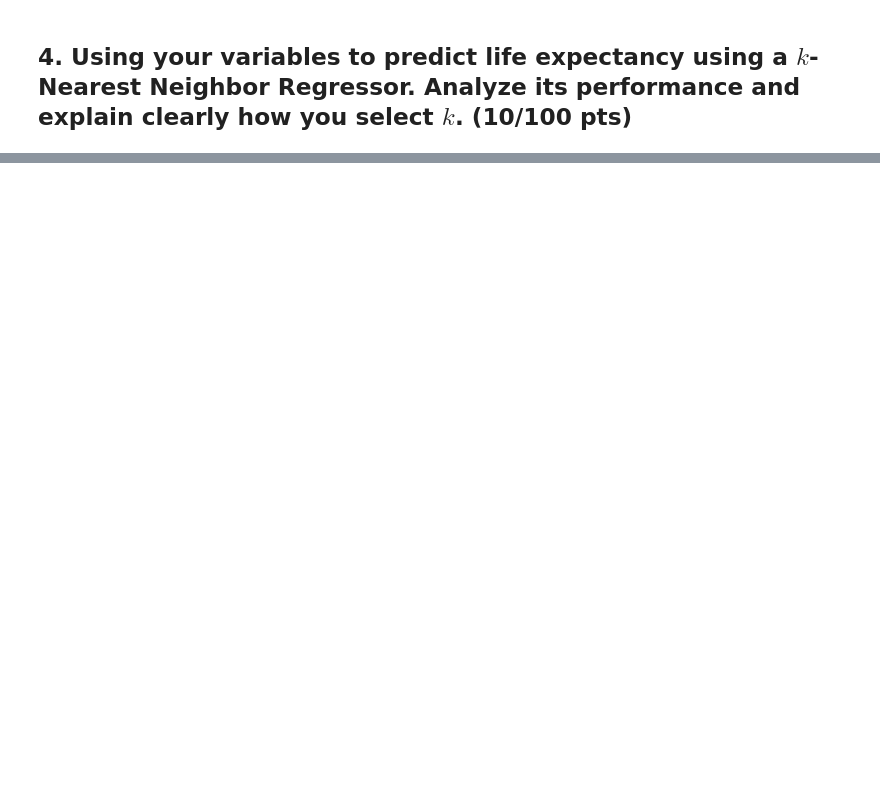
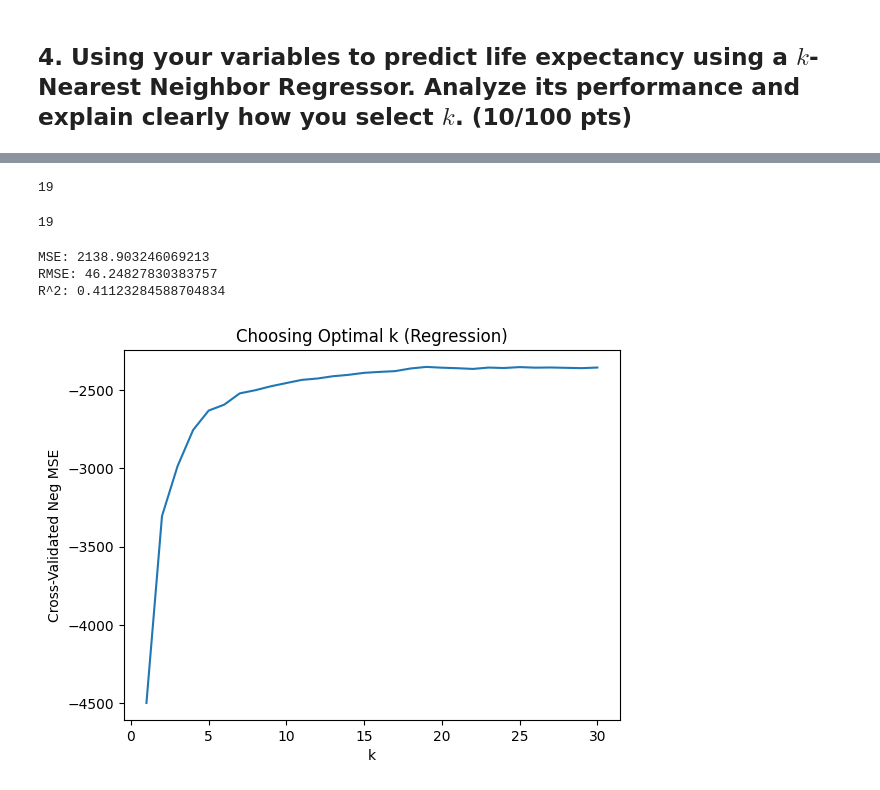
Before and after one commit to dishidhak/DS3021Project1, a Jupyter notebook: DS_3021_Project_1_EDA_and_Wrangling.ipynb, the cells around one changed output, grey strips where cells are left out. Cells and saved outputs as stored; diff of their text form; code cells hidden in the pictures; blank space fills up the shorter version.

```diff
--- a/DS_3021_Project_1_EDA_and_Wrangling.ipynb
+++ b/DS_3021_Project_1_EDA_and_Wrangling.ipynb
@@ -433,0 +543,40 @@ Health insurance coverage is included as a larger indicator of access to health
+# %%
+from sklearn.neighbors import KNeighborsRegressor
+from sklearn.model_selection import cross_val_score
+import numpy as np
+
+# Try k from 1 to 30
+k_values = range(1, 31)
+cv_scores = []
+
+for k in k_values:
+    knn = KNeighborsRegressor(n_neighbors=k)
+    scores = cross_val_score(knn, X_train_scaled, y_train,
+                             cv=5, scoring="neg_mean_squared_error")
+    cv_scores.append(scores.mean())
+
+# Choose k with lowest MSE (highest negative score)
+best_k = k_values[np.argmax(cv_scores)]
+best_k
+# %% [output]
+19
+# %%
+from sklearn.neighbors import KNeighborsRegressor
+from sklearn.model_selection import cross_val_score
+import numpy as np
+
+# Try k from 1 to 30
+k_values = range(1, 31)
+cv_scores = []
+
+for k in k_values:
+    knn = KNeighborsRegressor(n_neighbors=k)
+    scores = cross_val_score(knn, X_train_scaled, y_train,
+                             cv=5, scoring="neg_mean_squared_error")
+    cv_scores.append(scores.mean())
+
+# Choose k with lowest MSE (highest negative score)
+best_k = k_values[np.argmax(cv_scores)]
+best_k
+# %% [output]
+19
@@ -433,0 +590,24 @@ Health insurance coverage is included as a larger indicator of access to health
+# %%
+from sklearn.metrics import mean_squared_error, r2_score
+
+mse = mean_squared_error(y_test, y_pred)
+rmse = np.sqrt(mse)
+r2 = r2_score(y_test, y_pred)
+
+print("MSE:", mse)
+print("RMSE:", rmse)
+print("R^2:", r2)
+# %% [output]
+MSE: 2138.903246069213
+RMSE: 46.24827830383757
+R^2: 0.41123284588704834
+# %%
+import matplotlib.pyplot as plt
+
+plt.plot(k_values, cv_scores)
+plt.xlabel("k")
+plt.ylabel("Cross-Validated Neg MSE")
+plt.title("Choosing Optimal k (Regression)")
+plt.show()
+# %% [output]
+[figure, added]
```
Also changed, not shown: parts of 26 cells of this notebook.
